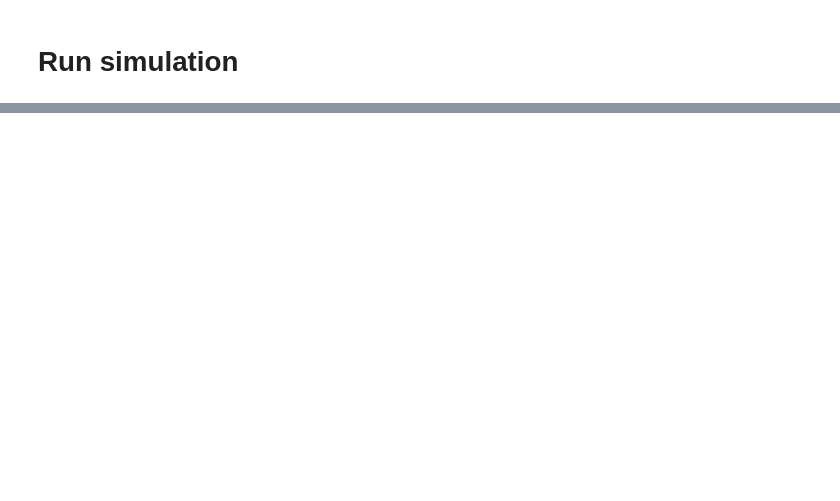
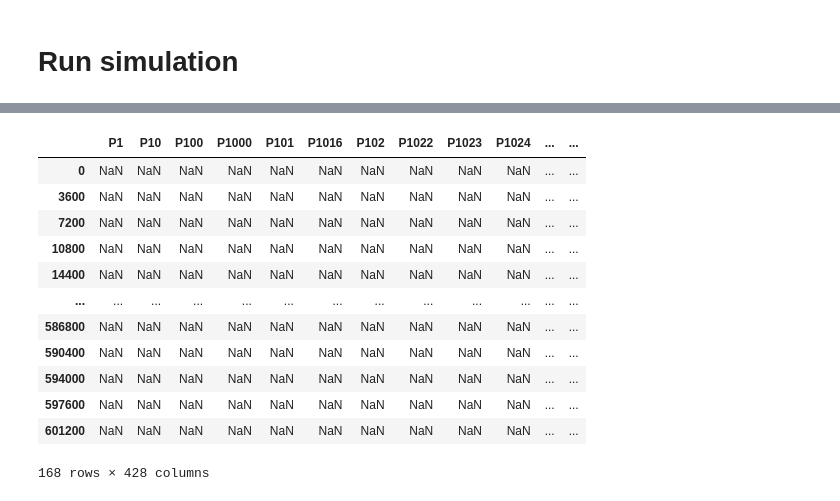
Before and after one commit to 4flixt/2019_WNTR_Surrogate_Model, a Jupyter notebook: Code/run_simulation.ipynb, the cells around one changed output, grey strips where cells are left out. Cells and saved outputs as stored; diff of their text form; code cells hidden in the pictures; blank space fills up the shorter version.

Commit message:
- Edited network characteristics to avoid negative pressures in nodes connected to PU2 - Added calculation of pump energy - solved issue with getLinkNames in testWN.py

```diff
--- a/Code/run_simulation.ipynb
+++ b/Code/run_simulation.ipynb
@@ -94,8 +94,6 @@ ctown.wn.options.time.quality_timestep = 60*15  # 5 min
 ctown.wn.options.quality.mode = 'AGE'
 ctown.wn.options.results.energystr = True
 
-start_time = time.time()
-
 # TODO: Add controls
 #ctown.addControls('V45', 'setting', 10., 'T4', '<', 3, 'user_added_1')
 #ctown.addControls('V45', 'setting', 40., 'T4', '>', 4, 'user_added_2')
@@ -103,9 +101,9 @@ start_time = time.time()
 
 # ::: Adding controls
 control_components = ctown.wn.pump_name_list + ctown.wn.valve_name_list
-control_vector = np.array([ 1., 1., 1., 1., 1., 40., 40., 40., 0.])
+control_vector = np.array([ 0., 1., 1., 1., 1., 40., 40., 40., 0.])
 # Add controls random and then
-min_control = np.array([0.,0.,0.,0.,0.,0.,0.,0.,0.]) # Lower bondary for contrrols
+min_control = np.array([0.,0.,0.,0.,0.,0.,0.,0.,0.]) # Lower bondary for controls
 max_control = np.array([2., 2., 2., 2., 2., 60.0, 60.0, 60.0, 5. ]) # Upper bondary for contrrols
 
 control_vector_constraints = np.maximum(min_control, np.minimum(control_vector, max_control))
@@ -134,7 +132,4 @@ for i in range(nHoursSim):
 print('Total simulation time: %.3f s' % (time.time()-start_time))
 with open("results_sim.pkl", "wb") as f:
     pickle.dump(results, f)
-
-plt.rcParams.update({'font.size': 20})
-fig = plt.figure(figsize=(10, 8))
 # %% [output]
@@ -143,0 +137,6 @@ Total simulation time: 44.152 s
+# %%
+# Check that setting is stored in the results
+energy = economics.pump_energy(results.link['flowrate'], results.node['head'], ctown.wn)
+plt.rcParams.update({'font.size': 10})
+energy.plot()
+plt.show()
@@ -143,0 +146,16 @@ Total simulation time: 44.152 s
+# %%
+energy
+# %% [output]
+|  | P1 | P10 | P100 | P1000 | P101 | P1016 | P102 | P1022 | P1023 | P1024 | ... | ... |
+| 0 | NaN | NaN | NaN | NaN | NaN | NaN | NaN | NaN | NaN | NaN | ... | ... |
+| 3600 | NaN | NaN | NaN | NaN | NaN | NaN | NaN | NaN | NaN | NaN | ... | ... |
+| 7200 | NaN | NaN | NaN | NaN | NaN | NaN | NaN | NaN | NaN | NaN | ... | ... |
+| 10800 | NaN | NaN | NaN | NaN | NaN | NaN | NaN | NaN | NaN | NaN | ... | ... |
+| 14400 | NaN | NaN | NaN | NaN | NaN | NaN | NaN | NaN | NaN | NaN | ... | ... |
+| ... | ... | ... | ... | ... | ... | ... | ... | ... | ... | ... | ... | ... |
+| 586800 | NaN | NaN | NaN | NaN | NaN | NaN | NaN | NaN | NaN | NaN | ... | ... |
+| 590400 | NaN | NaN | NaN | NaN | NaN | NaN | NaN | NaN | NaN | NaN | ... | ... |
+| 594000 | NaN | NaN | NaN | NaN | NaN | NaN | NaN | NaN | NaN | NaN | ... | ... |
+| 597600 | NaN | NaN | NaN | NaN | NaN | NaN | NaN | NaN | NaN | NaN | ... | ... |
+| 601200 | NaN | NaN | NaN | NaN | NaN | NaN | NaN | NaN | NaN | NaN | ... | ... |
+168 rows × 428 columns
```
Also changed, not shown: parts of 6 cells of this notebook, 4 other files.
